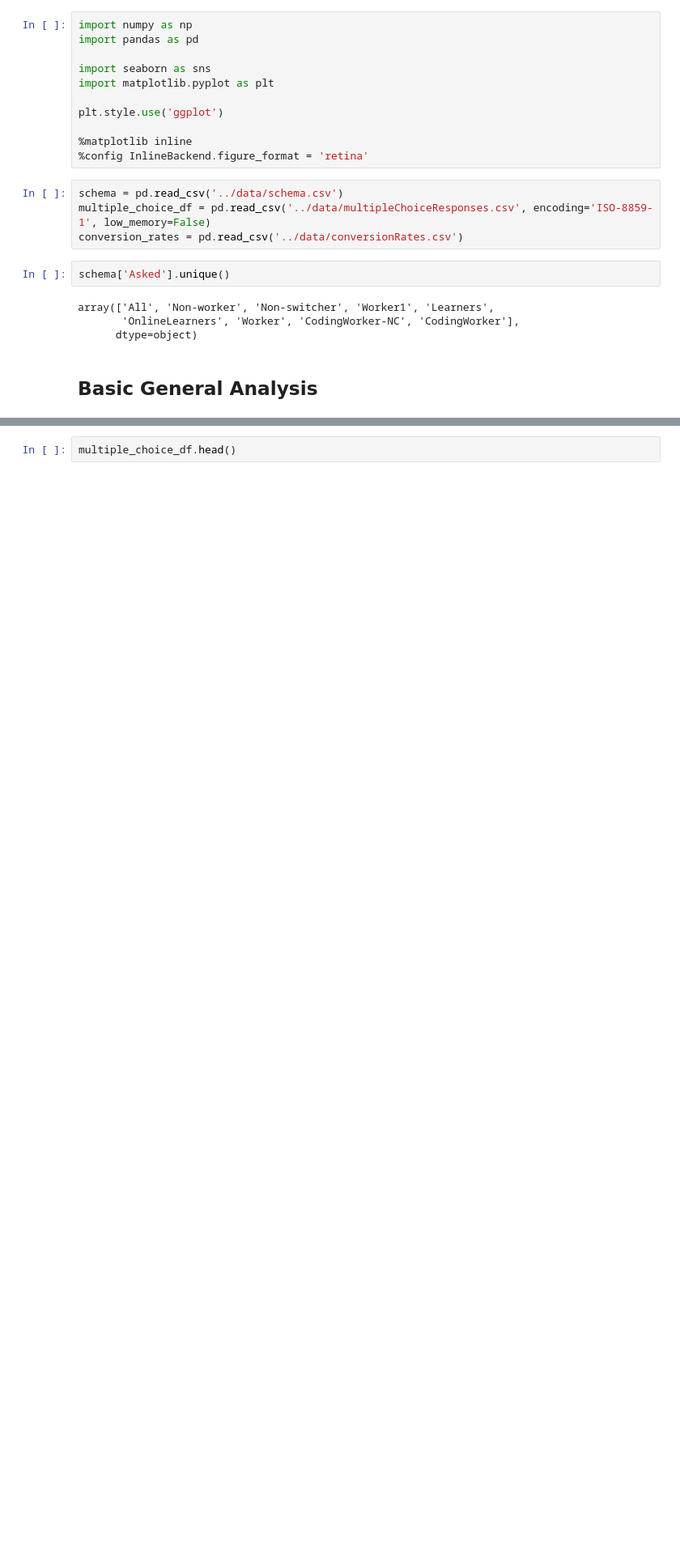
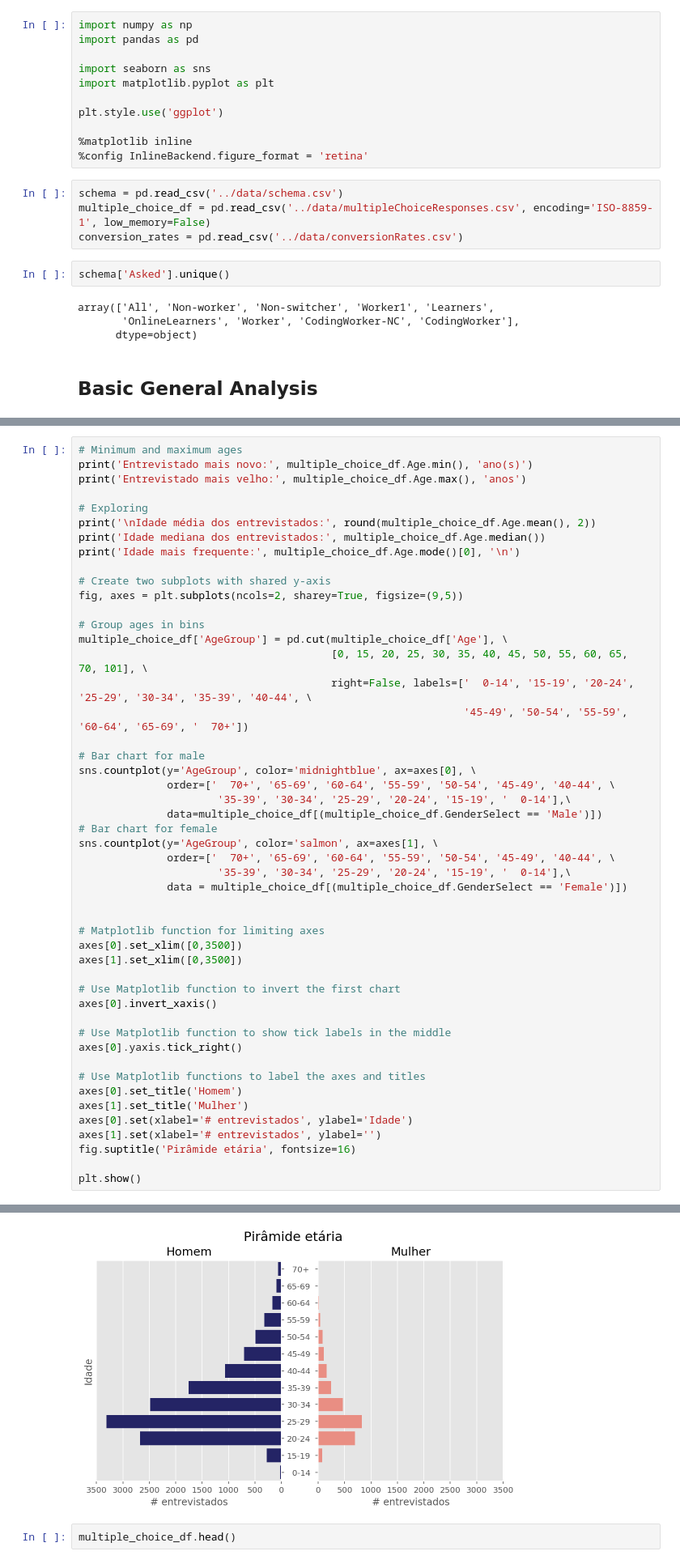
Before and after one commit to izabelacborges/hekima-challenge, a Jupyter notebook: notebooks/gender-diversity-kaggle2017.ipynb, the cells around one changed output, grey strips where cells are left out. Shown at 81% size. Drawn from its saved outputs; the diff is of its cells as text; blank space fills up the shorter version.

```diff
--- a/notebooks/gender-diversity-kaggle2017.ipynb
+++ b/notebooks/gender-diversity-kaggle2017.ipynb
@@ -84,0 +75,50 @@ multiple_choice_df.Age.mode()[0]
+# %%
+# Minimum and maximum ages
+print('Entrevistado mais novo:', multiple_choice_df.Age.min(), 'ano(s)')
+print('Entrevistado mais velho:', multiple_choice_df.Age.max(), 'anos')
+
+# Exploring
+print('\nIdade média dos entrevistados:', round(multiple_choice_df.Age.mean(), 2))
+print('Idade mediana dos entrevistados:', multiple_choice_df.Age.median())
+print('Idade mais frequente:', multiple_choice_df.Age.mode()[0], '\n')
+
+# Create two subplots with shared y-axis
+fig, axes = plt.subplots(ncols=2, sharey=True, figsize=(9,5))
+
+# Group ages in bins
+multiple_choice_df['AgeGroup'] = pd.cut(multiple_choice_df['Age'], \
+                                        [0, 15, 20, 25, 30, 35, 40, 45, 50, 55, 60, 65, 70, 101], \
+                                        right=False, labels=['  0-14', '15-19', '20-24', '25-29', '30-34', '35-39', '40-44', \
+                                                             '45-49', '50-54', '55-59', '60-64', '65-69', '  70+'])
+
+# Bar chart for male
+sns.countplot(y='AgeGroup', color='midnightblue', ax=axes[0], \
+              order=['  70+', '65-69', '60-64', '55-59', '50-54', '45-49', '40-44', \
+                      '35-39', '30-34', '25-29', '20-24', '15-19', '  0-14'],\
+              data=multiple_choice_df[(multiple_choice_df.GenderSelect == 'Male')])
+# Bar chart for female
+sns.countplot(y='AgeGroup', color='salmon', ax=axes[1], \
+              order=['  70+', '65-69', '60-64', '55-59', '50-54', '45-49', '40-44', \
+                      '35-39', '30-34', '25-29', '20-24', '15-19', '  0-14'],\
+              data = multiple_choice_df[(multiple_choice_df.GenderSelect == 'Female')])
+
+
+# Matplotlib function for limiting axes
+axes[0].set_xlim([0,3500])
+axes[1].set_xlim([0,3500])
+
+# Use Matplotlib function to invert the first chart
+axes[0].invert_xaxis()
+
+# Use Matplotlib function to show tick labels in the middle
+axes[0].yaxis.tick_right()
+
+# Use Matplotlib functions to label the axes and titles
+axes[0].set_title('Homem')
+axes[1].set_title('Mulher')
+axes[0].set(xlabel='# entrevistados', ylabel='Idade')
+axes[1].set(xlabel='# entrevistados', ylabel='')
+fig.suptitle('Pirâmide etária', fontsize=16)
+
+plt.show()
+# %% [output]
@@ -85,3 +131,4 @@ multiple_choice_df.Age.mode()[0]
+[figure, added]
 # %%
 multiple_choice_df.head()
 # %% [output]
```
Also changed, not shown: parts of 7 cells of this notebook.
